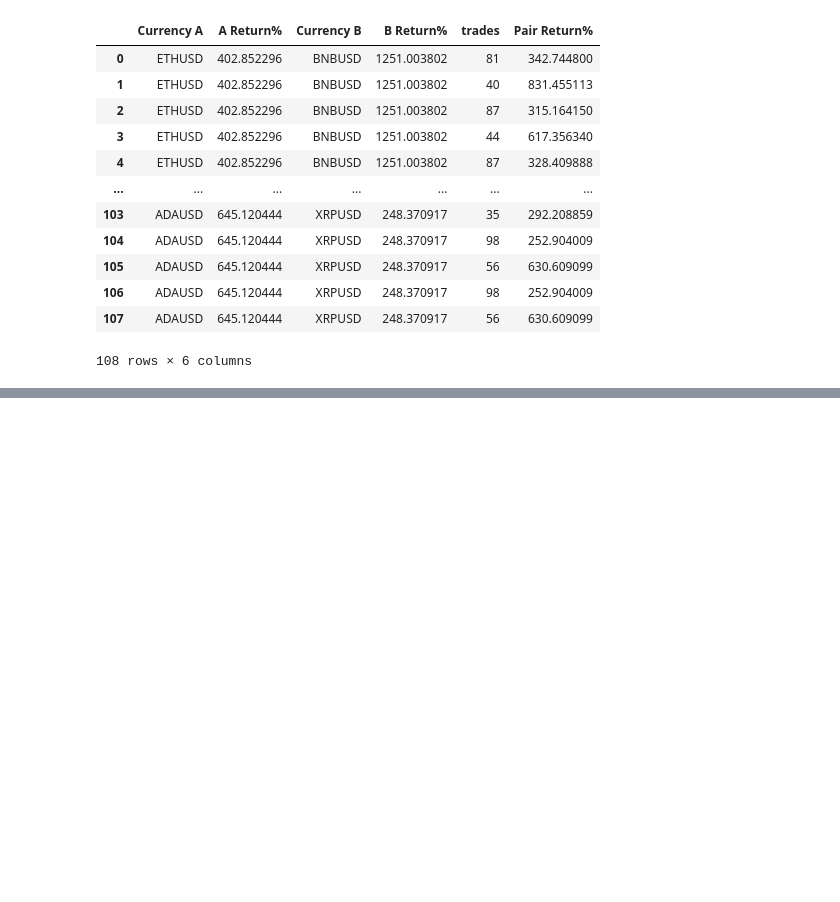
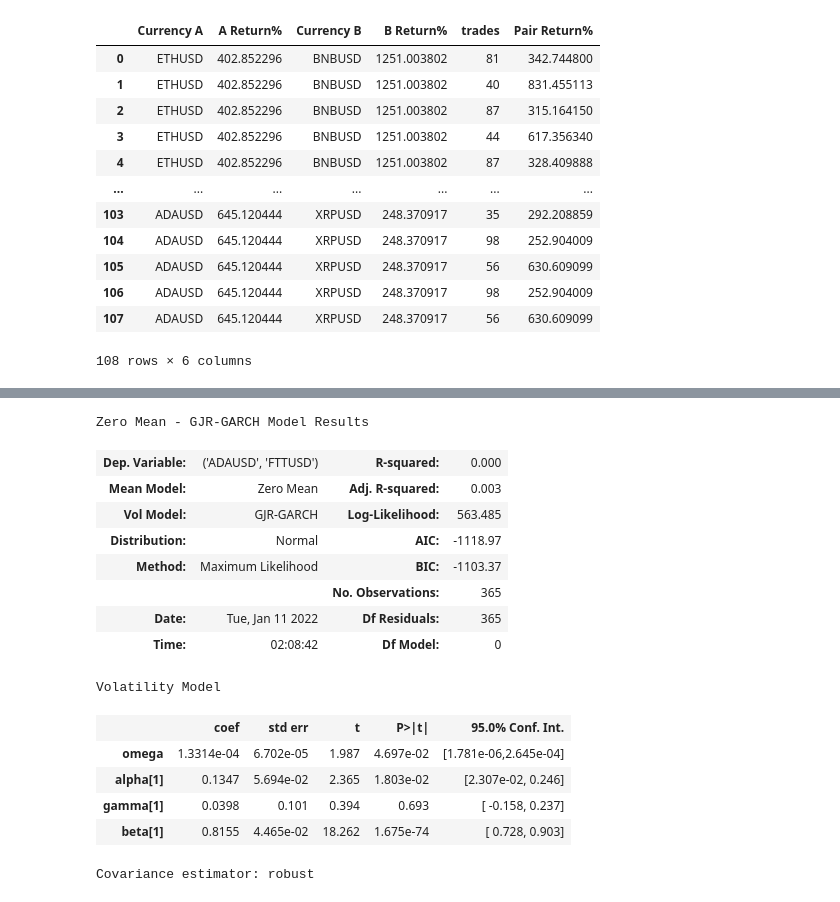
Before and after one commit to TzuH-Hsu/Crypto_PairsTrading, a Jupyter notebook: result.ipynb, the cells around one changed output, grey strips where cells are left out. Drawn from its saved outputs; the diff is of its cells as text; code cells hidden in the pictures; blank space fills up the shorter version.

```diff
--- a/result.ipynb
+++ b/result.ipynb
@@ -243,0 +238,19 @@ Covariance estimator: robust
+# %%
+model_list[25].res.summary()
+# %% [output]
+Zero Mean - GJR-GARCH Model Results
+| Dep. Variable: | ('ADAUSD', 'FTTUSD') | R-squared: | 0.000 |
+| Mean Model: | Zero Mean | Adj. R-squared: | 0.003 |
+| Vol Model: | GJR-GARCH | Log-Likelihood: | 563.485 |
+| Distribution: | Normal | AIC: | -1118.97 |
+| Method: | Maximum Likelihood | BIC: | -1103.37 |
+|  |  | No. Observations: | 365 |
+| Date: | Tue, Jan 11 2022 | Df Residuals: | 365 |
+| Time: | 02:08:42 | Df Model: | 0 |
+Volatility Model
+|  | coef | std err | t | P>|t| | 95.0% Conf. Int. |
+| omega | 1.3314e-04 | 6.702e-05 | 1.987 | 4.697e-02 | [1.781e-06,2.645e-04] |
+| alpha[1] | 0.1347 | 5.694e-02 | 2.365 | 1.803e-02 | [2.307e-02, 0.246] |
+| gamma[1] | 0.0398 | 0.101 | 0.394 | 0.693 | [ -0.158, 0.237] |
+| beta[1] | 0.8155 | 4.465e-02 | 18.262 | 1.675e-74 | [ 0.728, 0.903] |
+Covariance estimator: robust
```
Also changed, not shown: parts of 8 cells of this notebook, 2 other files.
